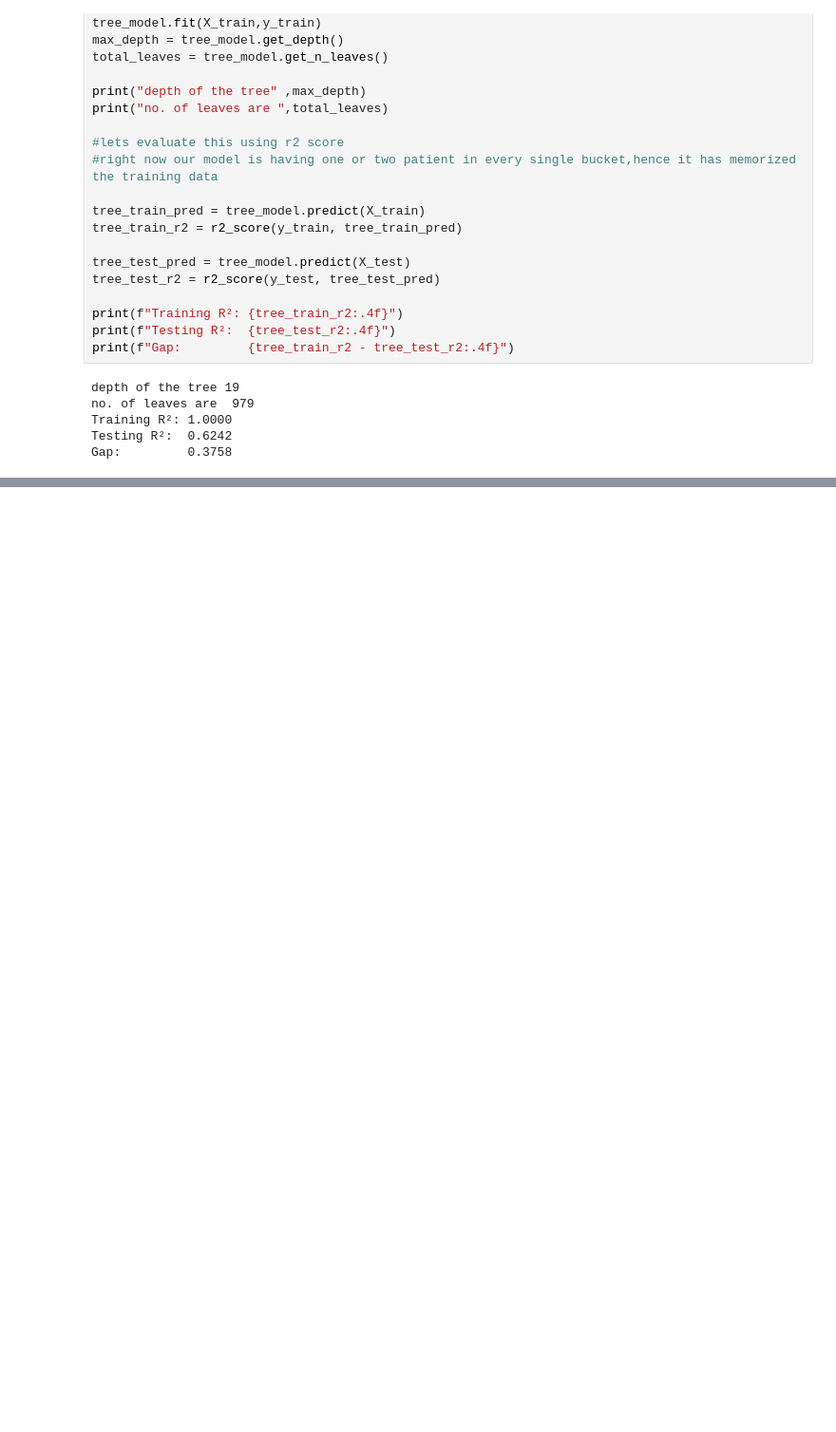
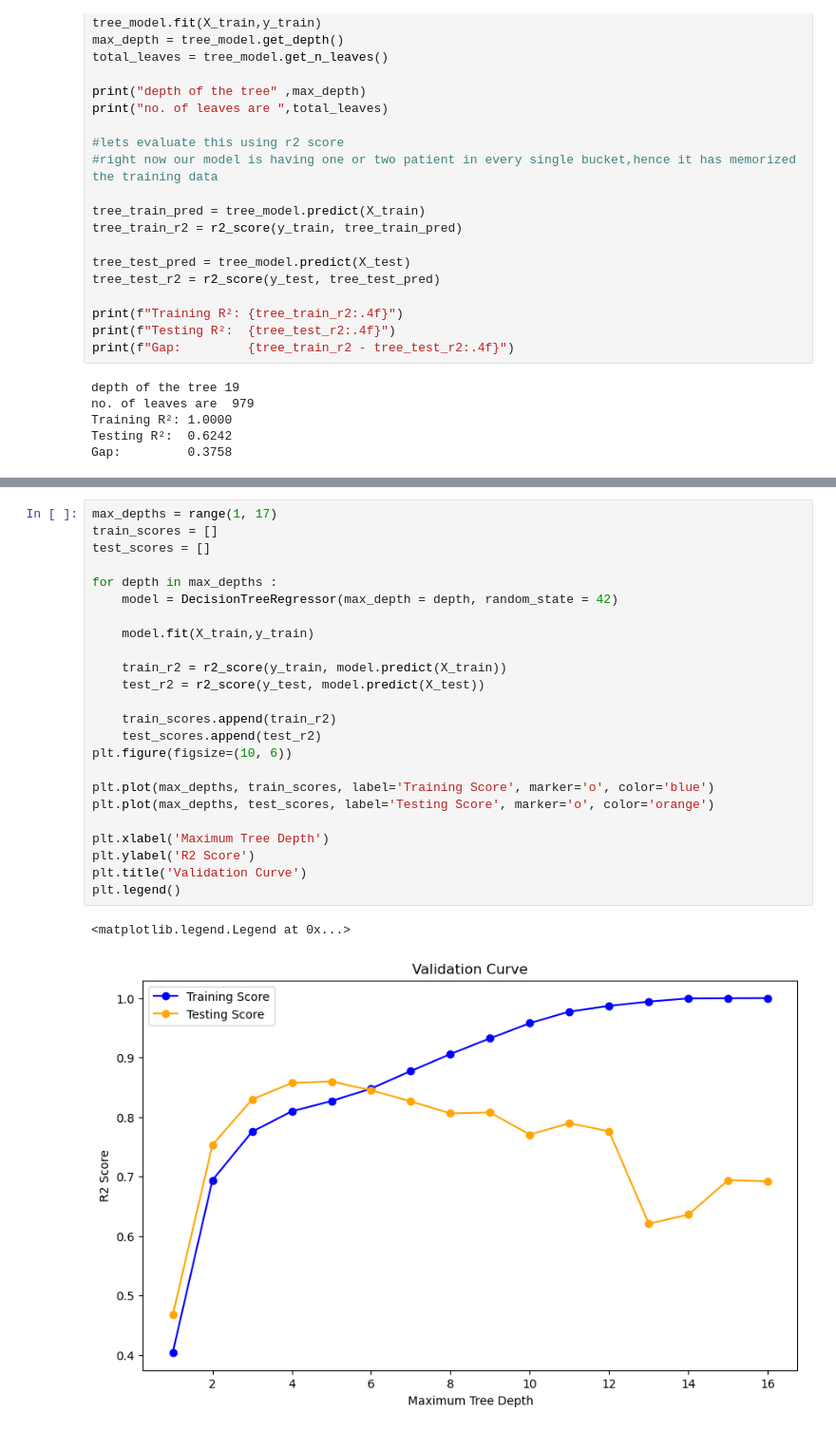
Before and after one commit to khushishahs02/exploratory-data-analysis, a Jupyter notebook: notebooks/03_Modeling.ipynb, the cells around one changed output, grey strips where cells are left out. Shown at 95% size. Cells and saved outputs as stored; diff of their text form; blank space fills up the shorter version.

Commit message:
feat: simplify validation curve plotting in modeling notebook

```diff
--- a/notebooks/03_Modeling.ipynb
+++ b/notebooks/03_Modeling.ipynb
@@ -280,0 +190,27 @@ plt.show()
+# %%
+max_depths = range(1, 17)
+train_scores = []
+test_scores = []
+
+for depth in max_depths :
+    model = DecisionTreeRegressor(max_depth = depth, random_state = 42)
+
+    model.fit(X_train,y_train)
+
+    train_r2 = r2_score(y_train, model.predict(X_train))
+    test_r2 = r2_score(y_test, model.predict(X_test))
+
+    train_scores.append(train_r2)
+    test_scores.append(test_r2)
+plt.figure(figsize=(10, 6))
+
+plt.plot(max_depths, train_scores, label='Training Score', marker='o', color='blue')
+plt.plot(max_depths, test_scores, label='Testing Score', marker='o', color='orange')
+
+plt.xlabel('Maximum Tree Depth')
+plt.ylabel('R2 Score')
+plt.title('Validation Curve')
+plt.legend()
+# %% [output]
+<matplotlib.legend.Legend at 0x...>
+[figure, added]
```
Also changed, not shown: parts of 8 cells of this notebook.
